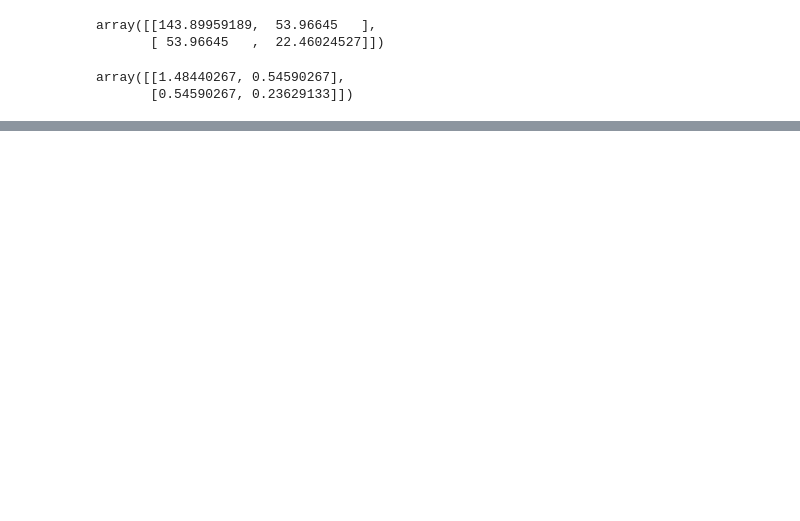
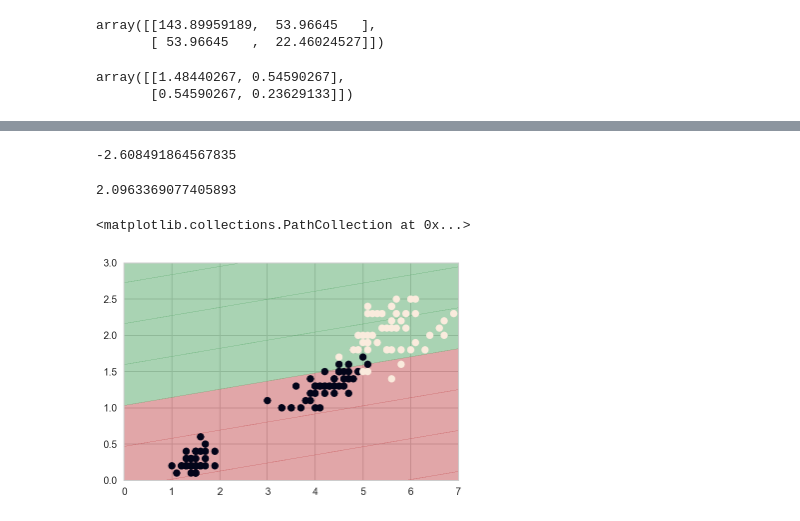
Before and after one commit to dooyeoung/study, a Jupyter notebook: classification/LDA.ipynb, the cells around one changed output, grey strips where cells are left out. Saved outputs shown, nothing was run; the diff lists cells and outputs as text; code cells hidden in the pictures; blank space fills up the shorter version.

```diff
--- a/classification/LDA.ipynb
+++ b/classification/LDA.ipynb
@@ -264,0 +226,21 @@ plt.scatter(6, 2, c='r', lw=10, alpha=0.5)
+# %%
+lda.predict(np.array([3, 1]))
+# %% [output]
+-2.608491864567835
+# %%
+lda.predict(np.array([6, 2]))
+# %% [output]
+2.0963369077405893
+# %%
+XX, YY = np.meshgrid(np.linspace(0, 7, 100),
+                     np.linspace(0, 3, 100))
+x_new = np.c_[XX.ravel(), YY.ravel()]
+ZZ = lda.predict(x_new).reshape(XX.shape)
+cmap = mpl.colors.ListedColormap(sns.color_palette(["r", "g"]).as_hex())
+
+plt.contourf(XX, YY, ZZ, alpha=0.5, cmap=cmap)
+
+plt.scatter(X[:, 0], X[:, 1], c= y)
+# %% [output]
+<matplotlib.collections.PathCollection at 0x...>
+[figure, added]
```
Also changed, not shown: parts of 11 cells of this notebook, 1 other file.
